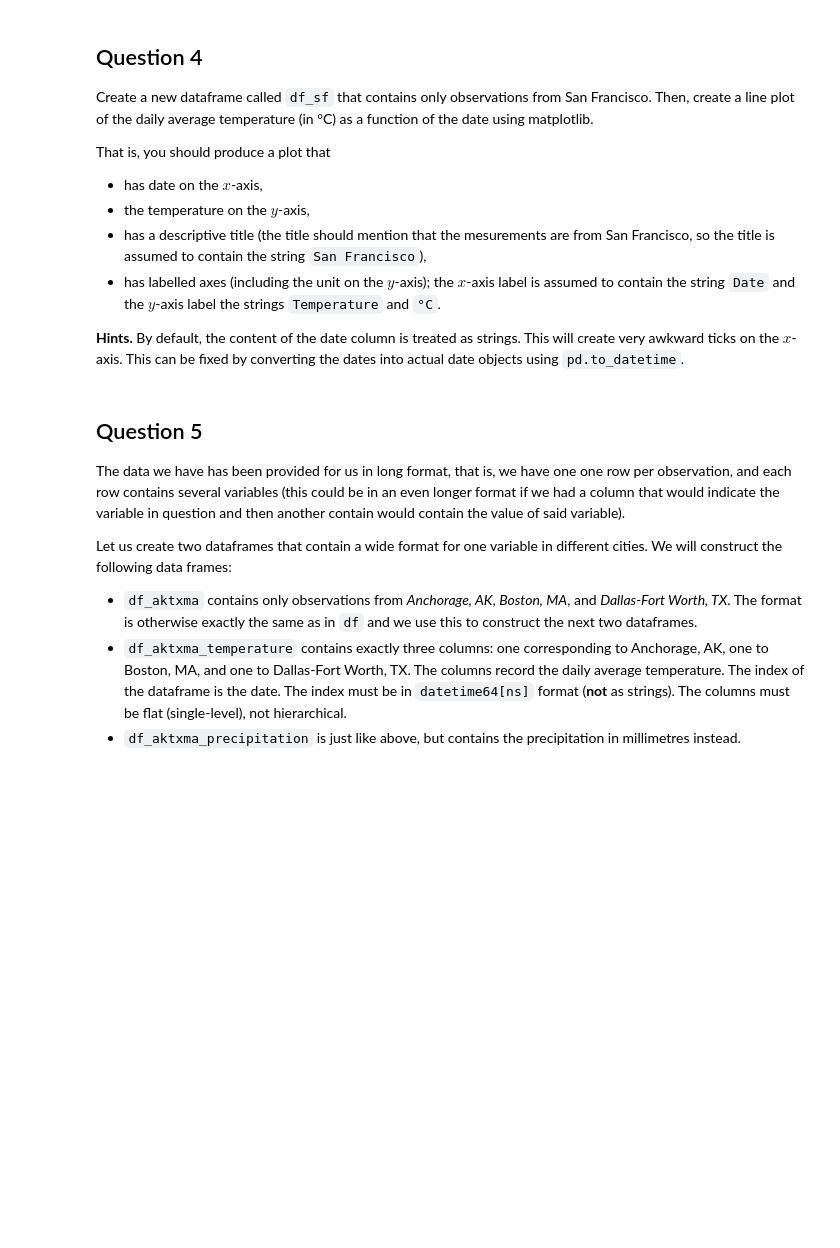
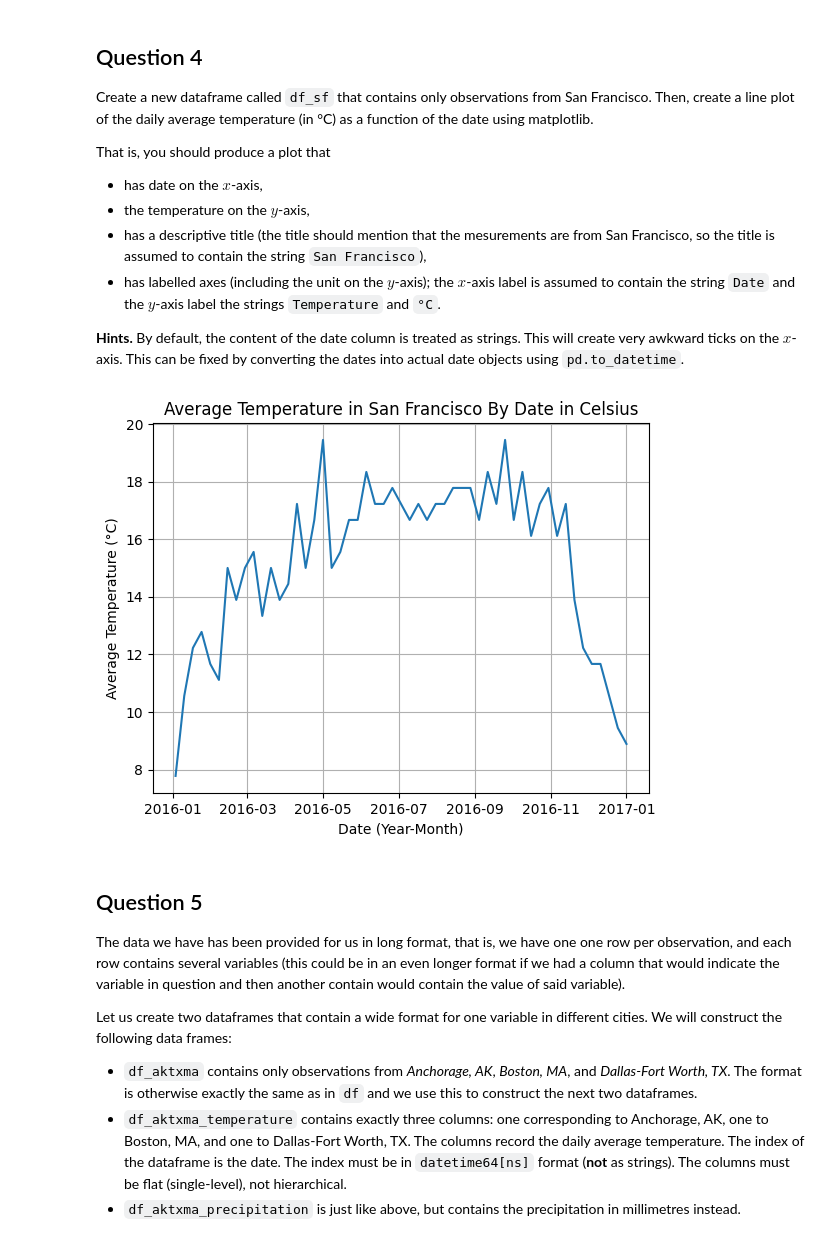
Before and after one commit to david-ferm00/data_science_and_ai, a Jupyter notebook: assignment1_template.ipynb, the cells around one changed output. Cells and saved outputs as stored; diff of their text form; code cells hidden in the pictures; blank space fills up the shorter version.

```diff
--- a/assignment1_template.ipynb
+++ b/assignment1_template.ipynb
@@ -28,6 +32,11 @@ Use Pandas to read the dataset `weather.csv` into a Pandas dataframe called `df`
 # %%
 # Codegrade Tag Question2
 # Do *not* remove the tag above
+
+try:
+        df = pd.read_csv("weather.csv")
+except Exception as e:
+        print(f"Error loading data: {e}")
 # %% [markdown]
 ## Question 3: Unit conversion
 
@@ -39,6 +48,9 @@ The column `Data.Temperature.Avg Temp` contains the daily average temperature at
 # %%
 # Codegrade Tag Question3
 # Do *not* remove the tag above
+
+df["Average Temperature Celsius"] = (df["Data.Temperature.Avg Temp"] - 32) * 5/9
+df["Precipitation mm"] = df["Data.Precipitation"] * 25.4
 # %% [markdown]
 ## Question 4
 Create a new dataframe called `df_sf` that contains only observations from San Francisco. Then, create a line plot of the daily average temperature (in °C) as a function of the date using matplotlib.
@@ -54,6 +66,19 @@ By default, the content of the date column is treated as strings. This will crea
 # %%
 # Codegrade Tag Question4
 # Do *not* remove the tag above
+
+df_sf = df[df["Station.City"] == "San Francisco"].copy()
+
+# Plotting
+
+plt.plot(pd.to_datetime(df_sf["Date.Full"]), pd.to_numeric(df_sf["Average Temperature Celsius"]))
+plt.xlabel("Date (Year-Month)")
+plt.ylabel("Average Temperature (°C)")
+plt.title("Average Temperature in San Francisco By Date in Celsius")
+plt.grid(True)
+plt.show()
+# %% [output]
+[figure, added]
 # %% [markdown]
 ## Question 5
 
```
Also changed, not shown: parts of 2 cells of this notebook, 1 other file.
